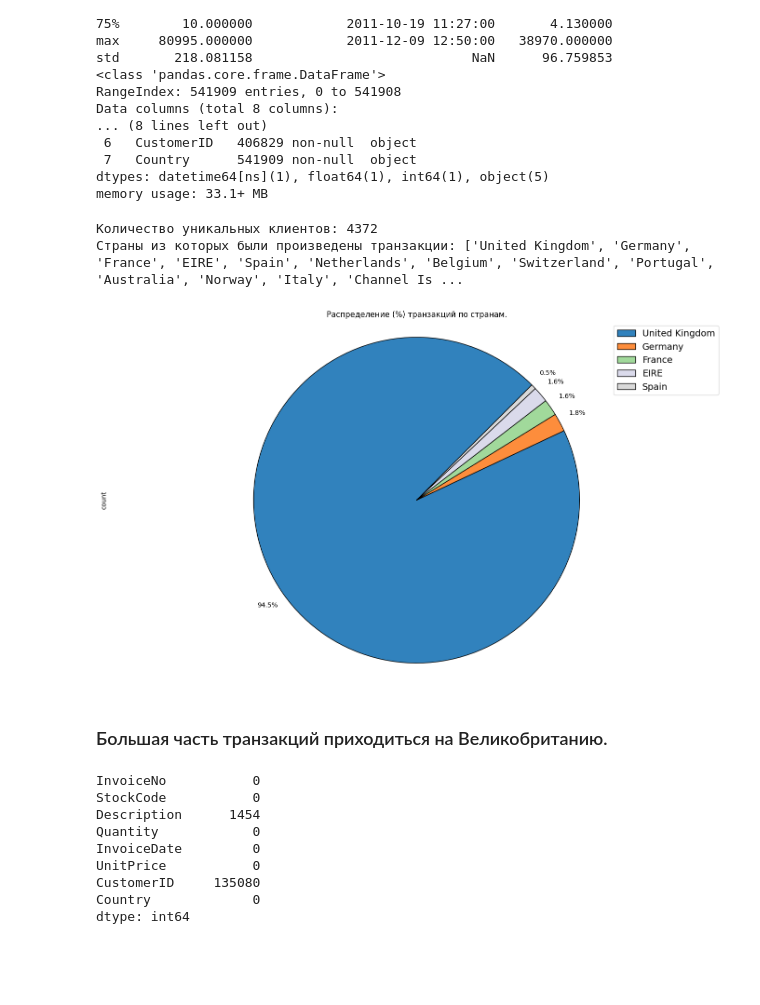
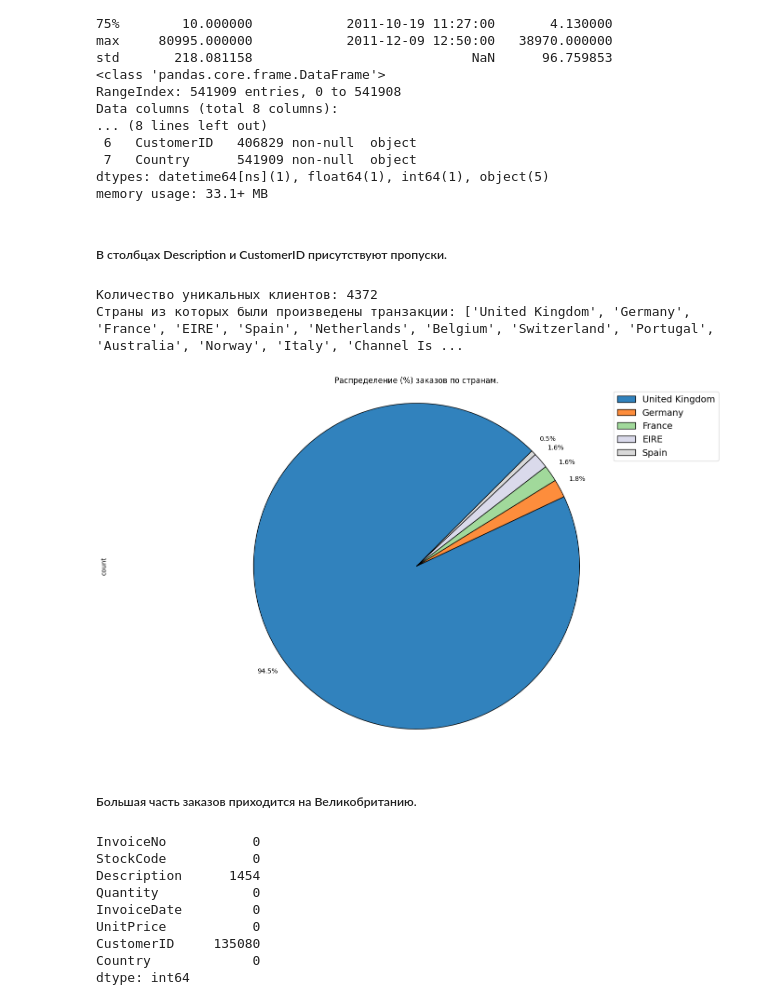
Before and after one commit to MxWassermann/Skillfactory_project_six, a Jupyter notebook: project_6.ipynb, the cells around one changed output. Cells and saved outputs as stored; diff of their text form; code cells hidden in the pictures; blank space fills up the shorter version.

```diff
--- a/project_6.ipynb
+++ b/project_6.ipynb
@@ -122,21 +124,23 @@ Data columns (total 8 columns):
  7   Country      541909 non-null  object
 dtypes: datetime64[ns](1), float64(1), int64(1), object(5)
 memory usage: 33.1+ MB
+# %% [markdown]
+##### В столбцах Description и CustomerID присутствуют пропуски.
 # %%
 print('Количество уникальных клиентов:', data['CustomerID'].nunique())
 print('Страны из которых были произведены транзакции:', data['Country'].value_counts().index.tolist())
-# Визуализация распределения транзакций по странам.
+# Визуализация распределения заказов по странам.
 data['Country'].value_counts().head(5).plot(kind='pie', figsize=(17, 10), autopct = '%1.1f%%', startangle=45, pctdistance=1.12, labels=None, colormap='tab20c')
 plt.axis('equal')
 plt.legend(labels=data['Country'].value_counts().head(5).index, loc='upper right', fontsize=14)
-plt.title('Распределение (%) транзакций по странам.')
+plt.title('Распределение (%) заказов по странам.')
 plt.show()
 # %% [output]
 Количество уникальных клиентов: 4372
 Страны из которых были произведены транзакции: ['United Kingdom', 'Germany', 'France', 'EIRE', 'Spain', 'Netherlands', 'Belgium', 'Switzerland', 'Portugal', 'Australia', 'Norway', 'Italy', 'Channel Is ...
-[figure, old version]
+[figure, new version]
 # %% [markdown]
-### Большая часть транзакций приходиться на Великобританию.
+##### Большая часть заказов приходится на Великобританию.
 # %%
 # Количество пропусков в данных.
 data.isnull().sum()
```
Also changed, not shown: parts of 6 cells of this notebook.
